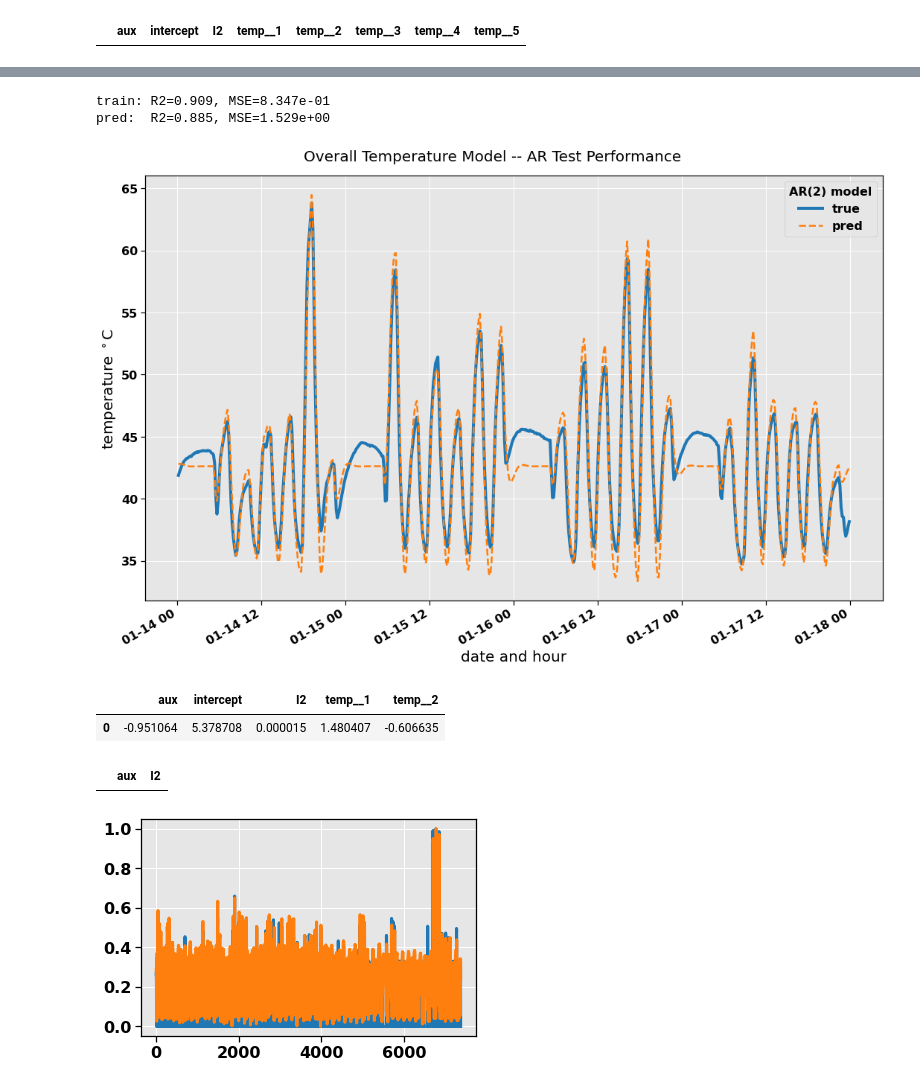
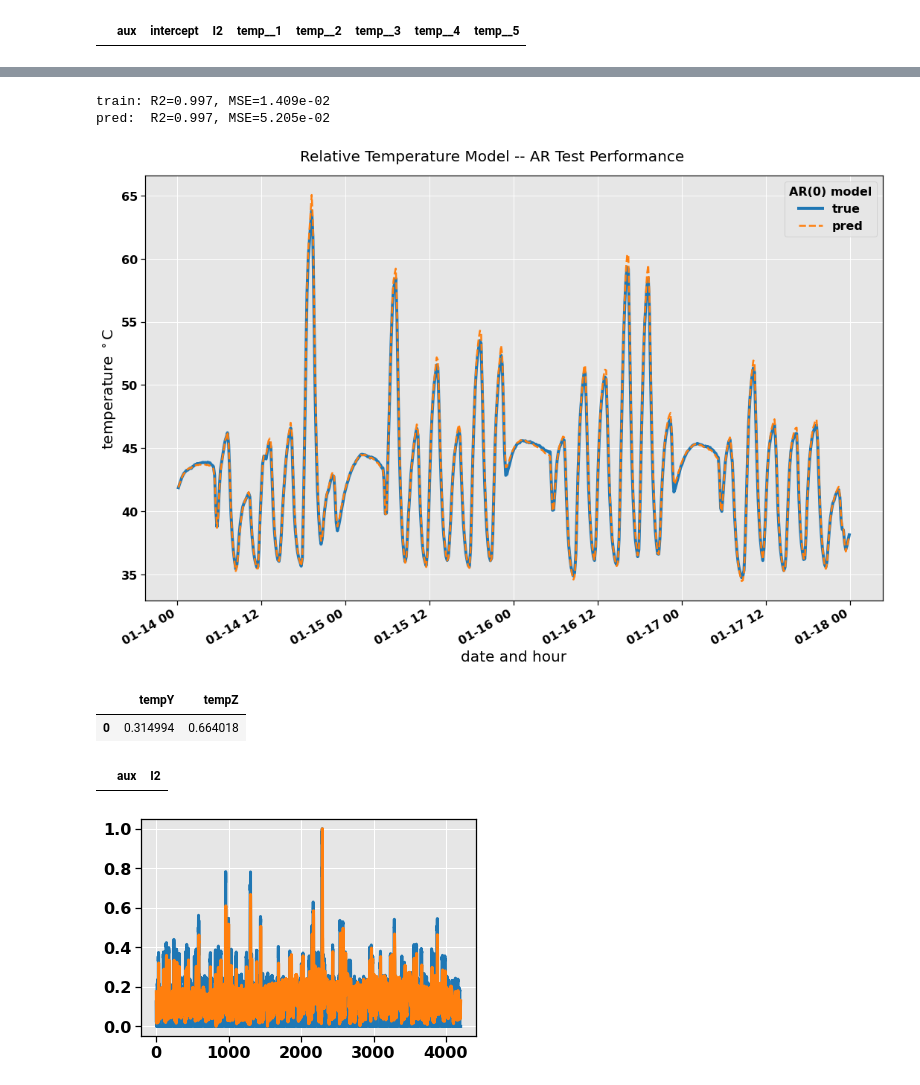
Before and after one commit to fonstelien/FYS-STK4155, a Jupyter notebook: project3/source/project3.ipynb, the cells around one changed output, grey strips where cells are left out. Saved outputs shown, nothing was run; the diff lists cells and outputs as text; code cells hidden in the pictures.

```diff
--- a/project3/source/project3.ipynb
+++ b/project3/source/project3.ipynb
@@ -136,10 +136,14 @@ X.head(0)
 max_shift = 9
 results = np.ndarray((max_shift+1,5))
 for i, shift in enumerate(range(max_shift+1)):
-    X, y = ar.prep_overall_model_dataset(auxiliaries, current, temperatureX, shift)
+    #X, y = ar.prep_overall_model_dataset(auxiliaries, current, temperatureX, shift)
+    X, y = ar.prep_relative_model_dataset(temperatureX, temperatureY, temperatureZ, shift)
 
-    start='2018-11-15 00:00:00'
-    end='2018-12-15 00:00:00'
+    #start='2018-11-15 00:00:00'
+    #end='2018-12-15 00:00:00'
+    start='2018-06-05 00:00:00'
+    end='2018-06-06 00:00:00'
+
     X_train, y_train = X[start:end], y[start:end]
 
     start='2019-01-07 00:00:00'
@@ -191,8 +198,11 @@ plt.show()
 # %%
-X, y = ar.prep_overall_model_dataset(auxiliaries, current, temperatureX, 2)
+#X, y = ar.prep_overall_model_dataset(auxiliaries, current, temperatureX, 2)
+X, y = ar.prep_relative_model_dataset(temperatureX, temperatureY, temperatureZ, 0)
 
-start='2018-11-15 00:00:00'
-end='2018-12-15 00:00:00'
+#start='2018-11-15 00:00:00'
+#end='2018-12-15 00:00:00'
+start='2018-06-05 00:00:00'
+end='2018-06-06 00:00:00'
 
 X_train, y_train = X[start:end], y[start:end]
 
@@ -218,7 +228,8 @@ mse = skl.metrics.mean_squared_error(y_test, y_pred)
 print(f'pred:  R2={r2:.3f}, MSE={mse:.3e}')
 
 fig, axes = plt.subplots(nrows=1, ncols=1, figsize=(15,10))
-fig.suptitle('Overall Temperature Model -- AR Test Performance', fontsize=LARGE)
+#fig.suptitle('Overall Temperature Model -- AR Test Performance', fontsize=LARGE)
+fig.suptitle('Relative Temperature Model -- AR Test Performance', fontsize=LARGE)
 
 ax = axes
 start='2019-01-14 00:00:00'
@@ -228,40 +239,42 @@ y_pred[start:end].plot(ax=ax, lw=2.5, style='--')
 ax.set_ylabel('temperature $^\circ$C', fontsize=LARGE)
 ax.set_xlabel('date and hour', fontsize=LARGE)
 
-ax.legend(['true', 'pred'], title='AR(2) model', title_fontsize=MEDIUM)
+#ax.legend(['true', 'pred'], title='AR(2) model', title_fontsize=MEDIUM)
+ax.legend(['true', 'pred'], title='AR(0) model', title_fontsize=MEDIUM)
+
 
 plt.tight_layout()
 plt.show()
 
 coeffs
 # %% [output]
-train: R2=0.909, MSE=8.347e-01
-pred:  R2=0.885, MSE=1.529e+00
+train: R2=0.997, MSE=1.409e-02
+pred:  R2=0.997, MSE=5.205e-02
-[figure, old version]
+[figure, new version]
-|  | aux | intercept | I2 | temp__1 | temp__2 |
-| 0 | -0.951064 | 5.378708 | 0.000015 | 1.480407 | -0.606635 |
+|  | tempY | tempZ |
+| 0 | 0.314994 | 0.664018 |
 # %%
 X, y = nn.prep_overall_model_dataset(auxiliaries, current, temperatureX)
 X.head(0)
 # %% [output]
 |  | aux | I2 |
 # %%
-start='2018-11-15 00:00:00'
-end='2019-01-07 00:00:00'
+start=None
+end='2018-07-04 00:00:00'
 X_train, y_train = X[start:end], y[start:end]
 
 X_scaler = skl.preprocessing.MinMaxScaler()
 X_scaler.fit(X_train)
 X_train_scaled = X_scaler.transform(X_train)
 
 ymin, ymax = y_train.min()[0], y_train.max()[0]
 y_scaler = skl.preprocessing.MinMaxScaler()
 y_scaler.fit(y_train)
 y_train_scaled = y_scaler.transform(y_train)
 
 plt.plot(X_train_scaled[:,1])
 plt.plot(y_train_scaled[:,0])
 plt.show()
 # %% [output]
-[figure, old version]
+[figure, new version]
 # %%
```
Also changed, not shown: parts of 9 cells of this notebook, 1 other file.
